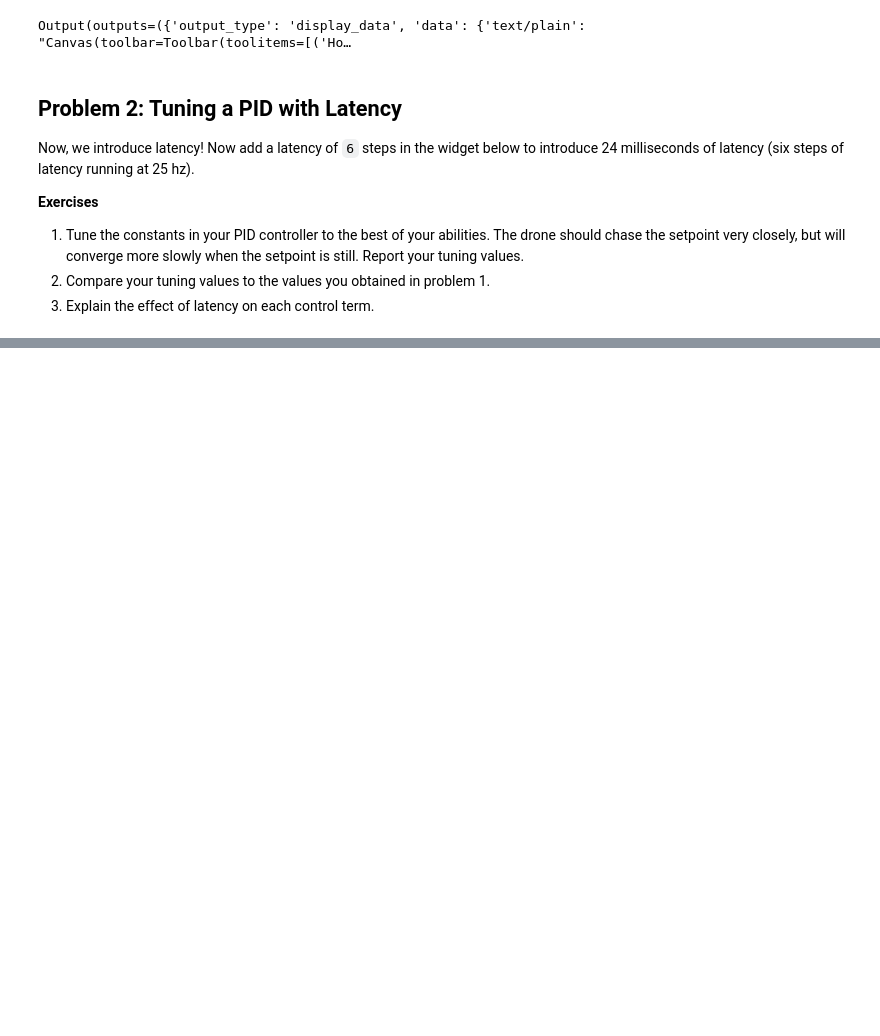
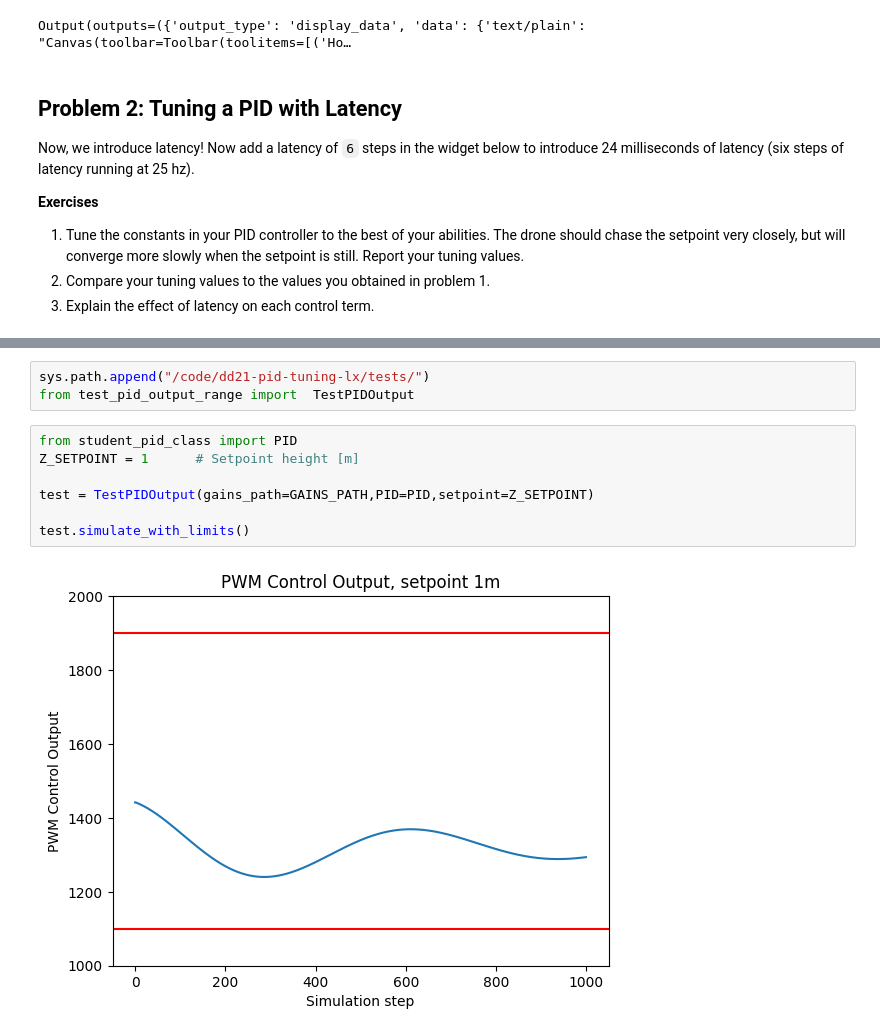
Before and after one commit to duckietown/duckietown-lx, a Jupyter notebook: dd21-pid-tuning-lx/notebooks/3-altitude_pid_activity.ipynb, the cells around one changed output, grey strips where cells are left out. Drawn from its saved outputs; the diff is of its cells as text; blank space fills up the shorter version.

Commit message:
Implemented PID output unit test

```diff
--- a/dd21-pid-tuning-lx/notebooks/3-altitude_pid_activity.ipynb
+++ b/dd21-pid-tuning-lx/notebooks/3-altitude_pid_activity.ipynb
@@ -204,0 +205,12 @@ HBox(children=(VBox(children=(FloatSlider(value=100.0, description='Kp'), FloatS
+# %%
+sys.path.append("/code/dd21-pid-tuning-lx/tests/")
+from test_pid_output_range import  TestPIDOutput
+# %%
+from student_pid_class import PID
+Z_SETPOINT = 1      # Setpoint height [m]
+
+test = TestPIDOutput(gains_path=GAINS_PATH,PID=PID,setpoint=Z_SETPOINT)
+
+test.simulate_with_limits()
+# %% [output]
+[figure, added]
```
Also changed, not shown: parts of 4 cells of this notebook, 2 other files.
